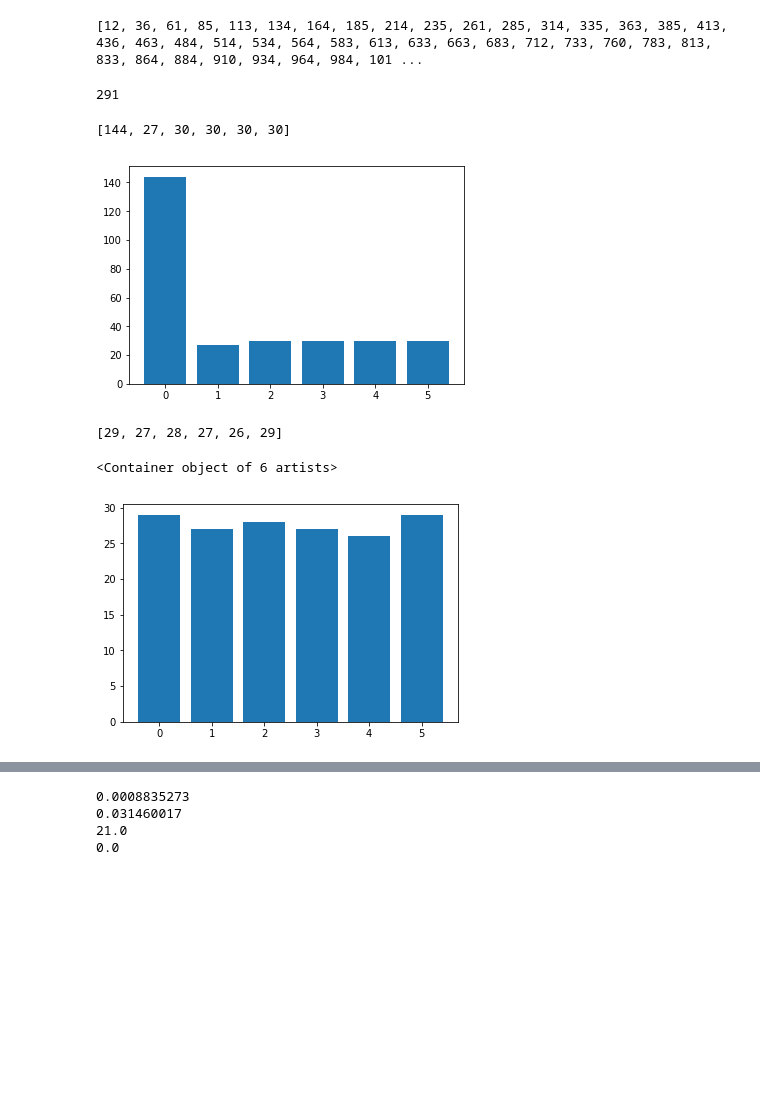
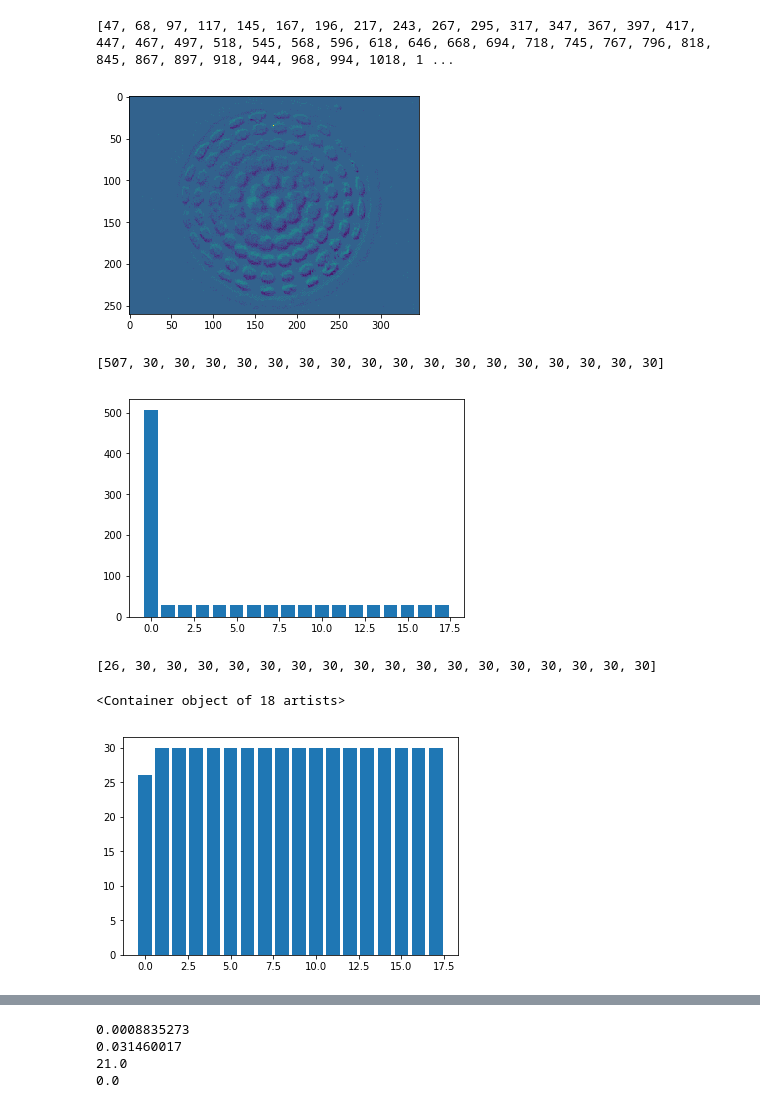
Before and after one commit to abdullaayyad96/DVSContactEstimation, a Jupyter notebook: preprocess.ipynb, the cells around one changed output, grey strips where cells are left out. Drawn from its saved outputs; the diff is of its cells as text; code cells hidden in the pictures; blank space fills up the shorter version.

```diff
--- a/preprocess.ipynb
+++ b/preprocess.ipynb
@@ -131,12 +149,20 @@ print(edge_locations)
 
 #Divide the data set into windows
 
-def extract_edge_data(hf_file, edge_index_list, n_examples_per_edge=examples_per_edge, window_size=time_window_size, n_classes=6):
-    for index in edge_index_list:
+def extract_edge_data(hf_file, edge_index_list, n_examples_per_edge=examples_per_edge, window_size=time_window_size, n_classes=18):
+    for i in range(len(edge_index_list)):
+        index = edge_index_list[i]
 
         for j in range(n_examples_per_edge):
-            start_index = max([0, math.floor(index-window_size/2)])
-            end_index = start_index + window_size
+            if hf_file['contact_status'][index+1] == 0:
+                #fall edge case
+                start_index = max([0, math.floor(index+5)])
+                end_index = start_index + window_size
+            else:
+                #rise edge case
+                start_index = max([0, math.floor(index-window_size/2)])
+                end_index = start_index + window_size
+
             if end_idx <= len(hf_file['contact_status']):
                 reference_idx = range(int(start_index), int(end_index))
                 one_hot_vector = [0] * n_classes
@@ -152,7 +178,7 @@ def extract_edge_data(hf_file, edge_index_list, n_examples_per_edge=examples_per
                     hf_file['ex_output'].resize(len(hf_file['ex_output']) + 1, axis=0)
                     hf_file["ex_output"][len(hf_file['ex_output'])-1] = one_hot_vector
 # %% [output]
-[12, 36, 61, 85, 113, 134, 164, 185, 214, 235, 261, 285, 314, 335, 363, 385, 413, 436, 463, 484, 514, 534, 564, 583, 613, 633, 663, 683, 712, 733, 760, 783, 813, 833, 864, 884, 910, 934, 964, 984, 101 ...
+[47, 68, 97, 117, 145, 167, 196, 217, 243, 267, 295, 317, 347, 367, 397, 417, 447, 467, 497, 518, 545, 568, 596, 618, 646, 668, 694, 718, 745, 767, 796, 818, 845, 867, 897, 918, 944, 968, 994, 1018, 1 ...
 # %%
 #Divide the data set into windows
 
@@ -177,25 +203,28 @@ def create_dataset(hf_file, time_steps=50, n_classes=6):
 hf = h5py.File(h5_file_name, 'r+')
 extract_edge_data(hf, edge_locations)
 hf.close()
-# %%
-hf = h5py.File(h5_file_name, 'r+')
-print(len(hf['ex_output']))
-hf.close()
-# %% [output]
-291
+# %%
+#Visualize events at switching states
+hf = h5py.File(h5_file_name, 'r+')
+indx = 90
+plt.imshow(hf['event_images'][edge_locations[indx]][:,:,0])
+plt.show
+hf.close()
+# %% [output]
+[figure, added]
 # %%
 #analyze classes
 hf = h5py.File(h5_file_name, 'r+')
-counter = [0] * 6
+counter = [0] * 18
 
 for i in range(len(hf['ex_output'])):
     idx = list(hf['ex_output'][i]).index(1)
     counter[idx] = counter[idx] + 1
 
 print(counter)
-plt.bar(range(0,6),counter)
+plt.bar(range(0,18),counter)
 hf.close()
 # %% [output]
-[144, 27, 30, 30, 30, 30]
+[507, 30, 30, 30, 30, 30, 30, 30, 30, 30, 30, 30, 30, 30, 30, 30, 30, 30]
-[figure, old version]
+[figure, new version]
 # %%
@@ -217,18 +247,18 @@ def equalize_representation(hf_file, class_counter, n_classes=6):
 
 equalize_representation(hf, counter)
 # %%
-new_counter = [0] * 6
+new_counter = [0] * 18
 
 for i in range(len(hf['ex_output_equalized'])):
     idx = list(hf['ex_output_equalized'][i]).index(1)
     new_counter[idx] = new_counter[idx] + 1
 
 print(new_counter)
-plt.bar(range(0,6),new_counter)
+plt.bar(range(0,18),new_counter)
 # %% [output]
-[29, 27, 28, 27, 26, 29]
+[26, 30, 30, 30, 30, 30, 30, 30, 30, 30, 30, 30, 30, 30, 30, 30, 30, 30]
-<Container object of 6 artists>
+<Container object of 18 artists>
-[figure, old version]
+[figure, new version]
 # %%
 print(len(hf['ex_output_equalized']))
 # %% [output]
```
Also changed, not shown: parts of 10 cells of this notebook, 4 other files.
